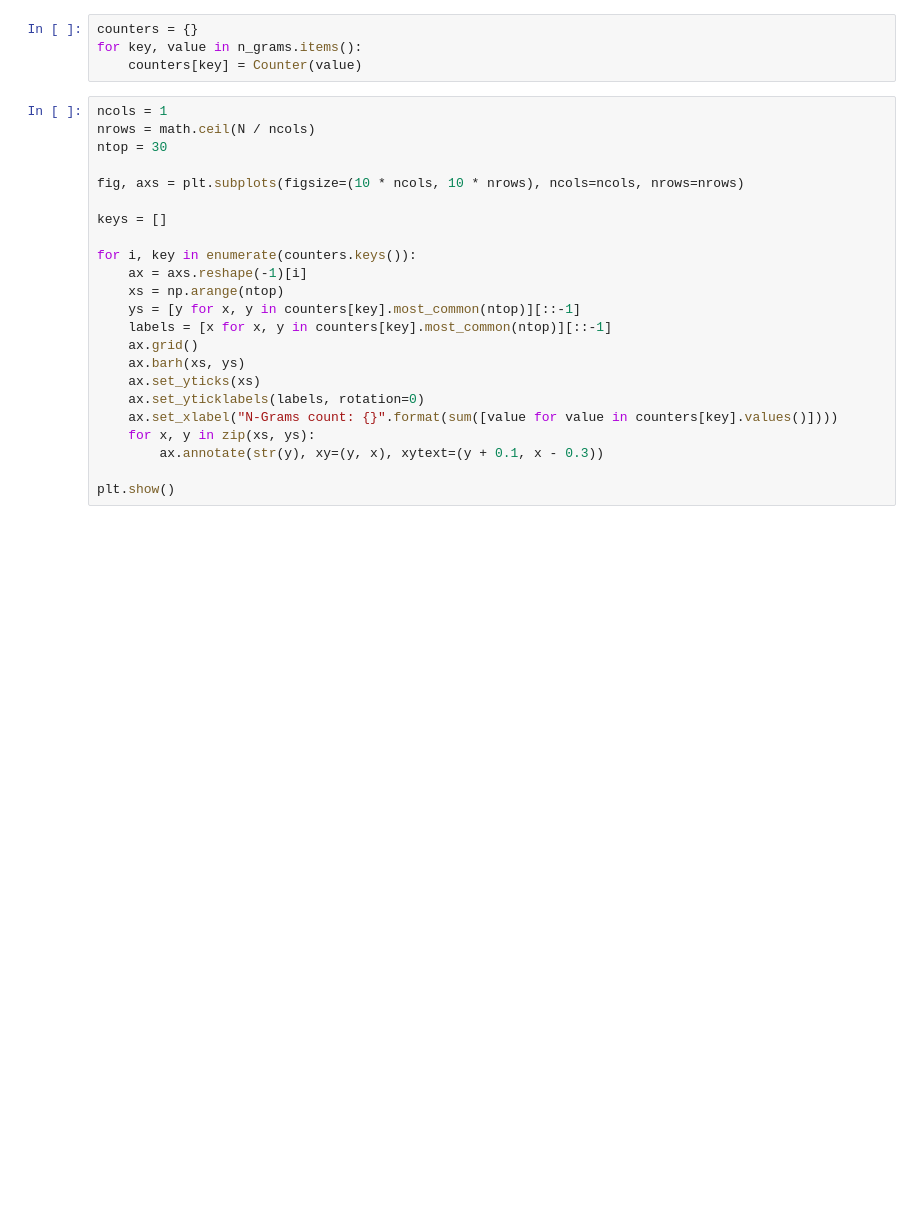
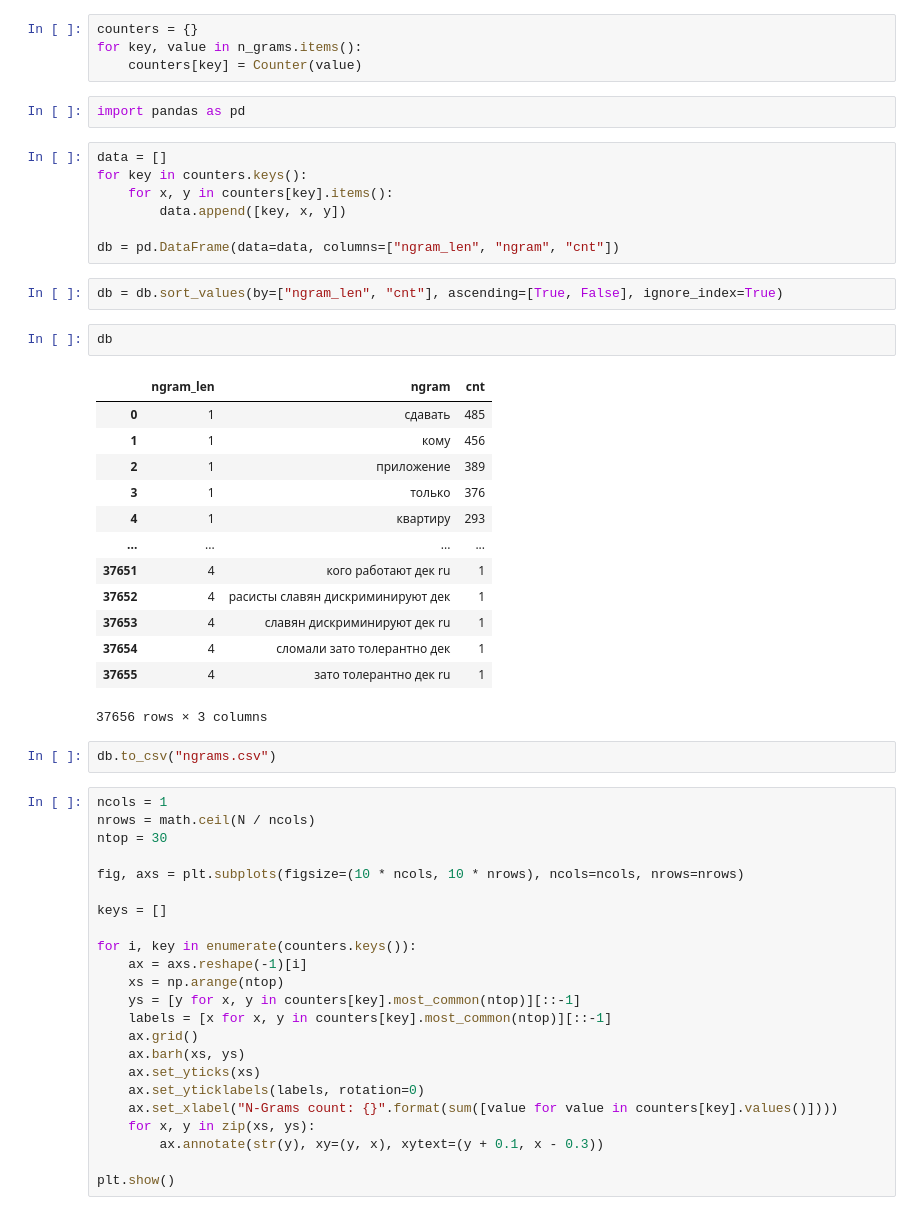
Before and after one commit to ssheypak/tweets_cian_and_ceu, a Jupyter notebook: reviews_analysis_split_long_reviews.ipynb, the cells around one changed output. Saved outputs shown, nothing was run; the diff lists cells and outputs as text; blank space fills up the shorter version.

```diff
--- a/reviews_analysis_split_long_reviews.ipynb
+++ b/reviews_analysis_split_long_reviews.ipynb
@@ -206,6 +199,35 @@ for tokens in tokenized_reviews:
 counters = {}
 for key, value in n_grams.items():
     counters[key] = Counter(value)
+# %%
+import pandas as pd
+# %%
+data = []
+for key in counters.keys():
+    for x, y in counters[key].items():
+        data.append([key, x, y])
+
+db = pd.DataFrame(data=data, columns=["ngram_len", "ngram", "cnt"])
+# %%
+db = db.sort_values(by=["ngram_len", "cnt"], ascending=[True, False], ignore_index=True)
+# %%
+db
+# %% [output]
+|  | ngram_len | ngram | cnt |
+| 0 | 1 | сдавать | 485 |
+| 1 | 1 | кому | 456 |
+| 2 | 1 | приложение | 389 |
+| 3 | 1 | только | 376 |
+| 4 | 1 | квартиру | 293 |
+| ... | ... | ... | ... |
+| 37651 | 4 | кого работают дек ru | 1 |
+| 37652 | 4 | расисты славян дискриминируют дек | 1 |
+| 37653 | 4 | славян дискриминируют дек ru | 1 |
+| 37654 | 4 | сломали зато толерантно дек | 1 |
+| 37655 | 4 | зато толерантно дек ru | 1 |
+37656 rows × 3 columns
+# %%
+db.to_csv("ngrams.csv")
 # %%
 ncols = 1
 nrows = math.ceil(N / ncols)
```
Also changed, not shown: parts of 2 cells of this notebook, 1 other file.
